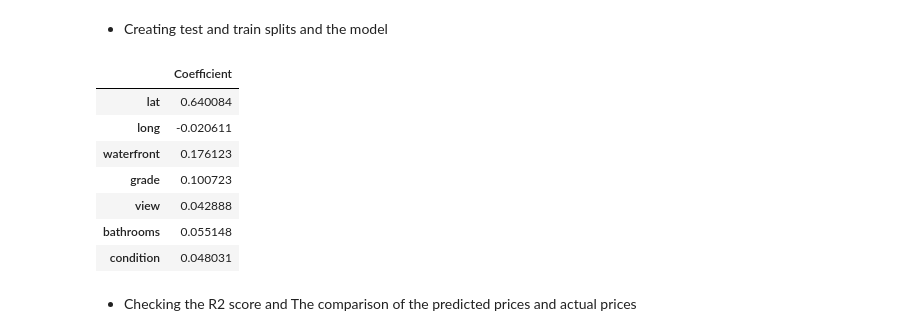
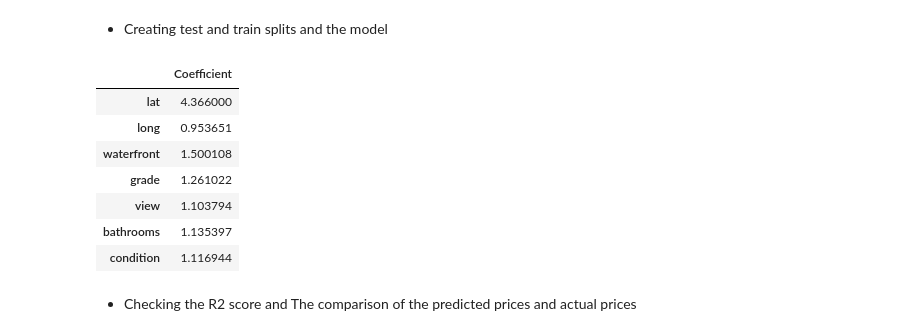
Before and after one commit to draglar/house-prices, a Jupyter notebook: IP_week7_Ian_Muigai.ipynb, the cells around one changed output. Saved outputs shown, nothing was run; the diff lists cells and outputs as text; code cells hidden in the pictures.

```diff
--- a/IP_week7_Ian_Muigai.ipynb
+++ b/IP_week7_Ian_Muigai.ipynb
@@ -424,19 +432,19 @@ pd.DataFrame(np.linalg.inv(correlations.values), index = correlations.index, col
 # %%
 x_train,x_test,y_train,y_test= train_test_split(x_,y_,test_size=0.2,random_state=543)
 linear=LinearRegression()
 linear.fit(x_train,y_train)
 
-coeff_df = pd.DataFrame(linear.coef_, x_.columns, columns=['Coefficient'])
+coeff_df = pd.DataFrame(unlog(linear.coef_), x_.columns, columns=['Coefficient'])
 coeff_df
 # %% [output]
 |  | Coefficient |
-| lat | 0.640084 |
-| long | -0.020611 |
-| waterfront | 0.176123 |
-| grade | 0.100723 |
-| view | 0.042888 |
-| bathrooms | 0.055148 |
-| condition | 0.048031 |
+| lat | 4.366000 |
+| long | 0.953651 |
+| waterfront | 1.500108 |
+| grade | 1.261022 |
+| view | 1.103794 |
+| bathrooms | 1.135397 |
+| condition | 1.116944 |
 # %% [markdown]
 - Checking the R2 score and The comparison of the predicted prices and actual prices
 # %%
```
Also changed, not shown: parts of 12 cells of this notebook.
